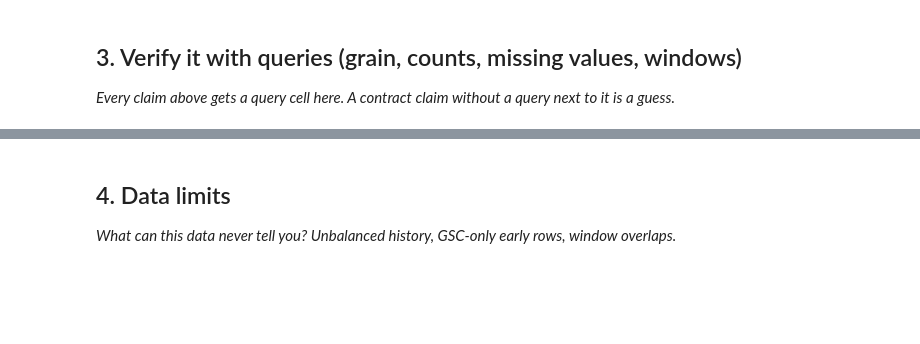
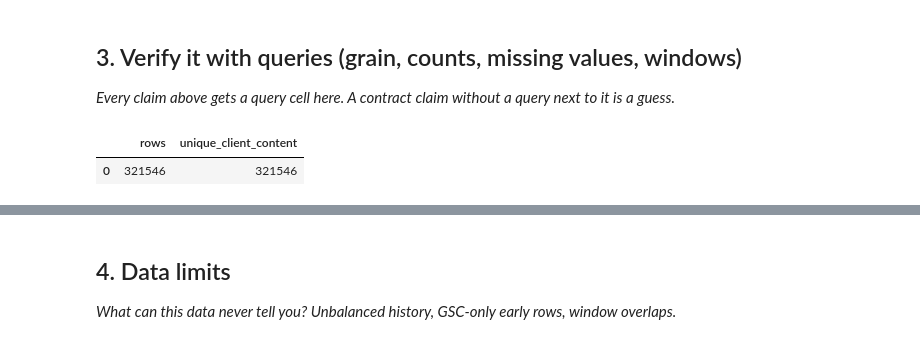
Before and after one commit to Ramy99999999/Flyrank-machine-learning-internship, a Jupyter notebook: work/notebooks/w03_data_contract.ipynb, the cells around one changed output, grey strips where cells are left out. Saved outputs shown, nothing was run; the diff lists cells and outputs as text; code cells hidden in the pictures; blank space fills up the shorter version.

```diff
--- a/work/notebooks/w03_data_contract.ipynb
+++ b/work/notebooks/w03_data_contract.ipynb
@@ -27,3 +88,20 @@ This skeleton is yours to fill. Work the sections **in order** — each one has
 # %%
 # This cell is for CODE (numbers, a query, a check).
 # Write your text answer in the cell ABOVE this one — typing sentences here breaks Run All.
+grain_check = con.execute(f"""
+SELECT
+    COUNT(*) AS rows,
+    COUNT(DISTINCT client_hash_id || '|' || content_hash_id) AS unique_client_content
+FROM (
+    SELECT
+        client_hash_id,
+        content_hash_id
+    FROM {FEB}
+    GROUP BY client_hash_id, content_hash_id
+)
+""").df()
+
+grain_check
+# %% [output]
+|  | rows | unique_client_content |
+| 0 | 321546 | 321546 |
```
Also changed, not shown: parts of 7 cells of this notebook.
